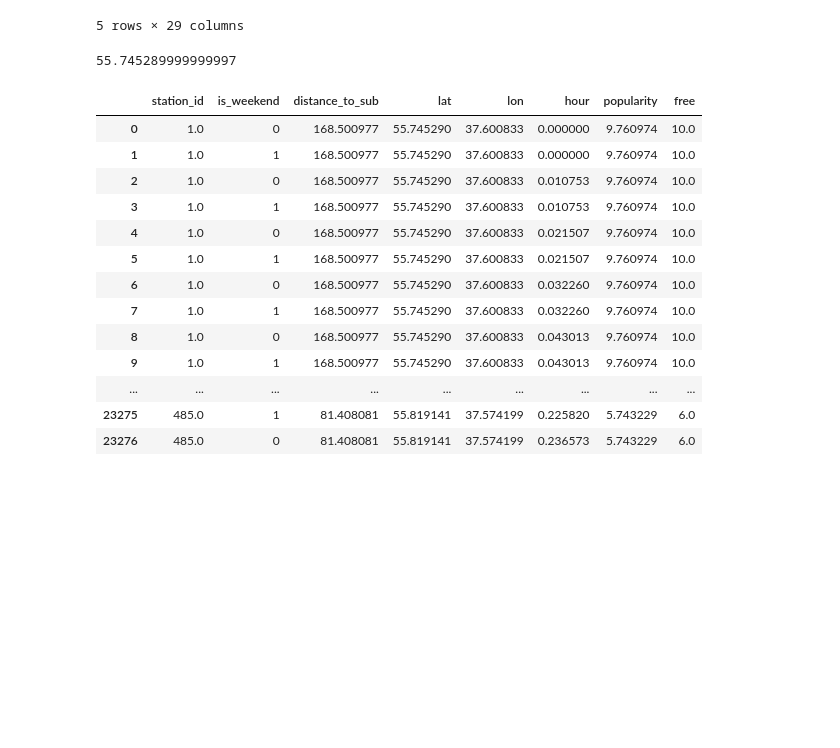
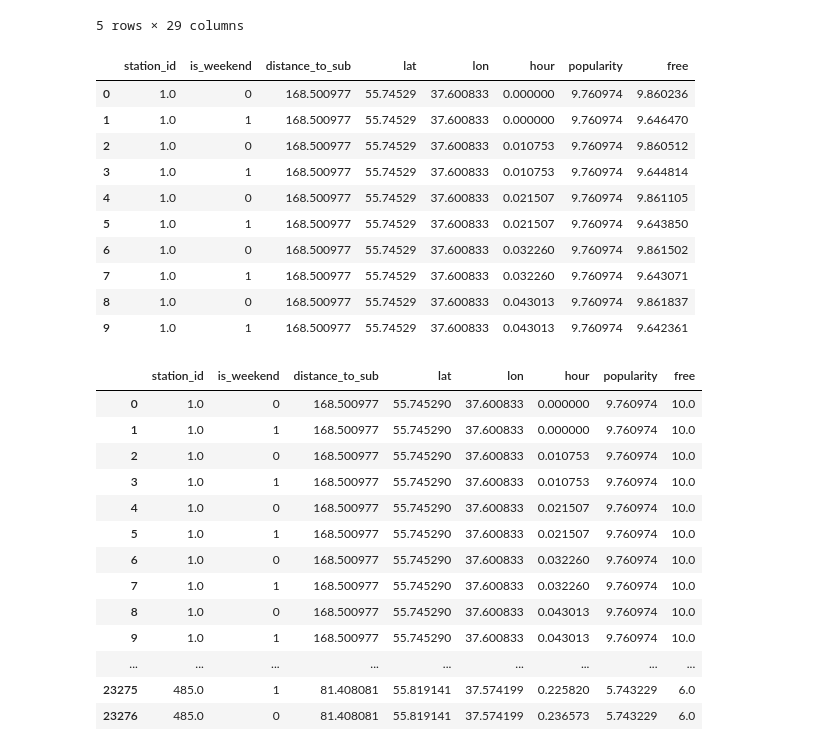
Before and after one commit to Velobike2016fkn/urbica, a Jupyter notebook: DmitriyBrosalin_TaskPrediction.ipynb, the cells around one changed output. Drawn from its saved outputs; the diff is of its cells as text; code cells hidden in the pictures; blank space fills up the shorter version.

Commit message:
the work with data is done

```diff
--- a/DmitriyBrosalin_TaskPrediction.ipynb
+++ b/DmitriyBrosalin_TaskPrediction.ipynb
@@ -261,11 +263,6 @@ def train_test(data_X, data_y):
     data_X_train, data_X_test, data_Y_train, data_Y_test = \
         cross_validation.train_test_split(data_X, data_y, test_size=0.33, random_state=42)
     return data_X_train, data_Y_train, data_X_test, data_Y_test
-# %%
-one_row = data_2.iloc[0]['lat']
-one_row
-# %% [output]
-55.745289999999997
 # %%
 def parse_row(row):
     hour = list(np.arange(0, 24, 1))
@@ -335,6 +332,19 @@ def make_new_data(dataset):
     return data
 # %%
 new_data = make_new_data(data_2)
+new_data.head(10)
+# %% [output]
+|  | station_id | is_weekend | distance_to_sub | lat | lon | hour | popularity | free |
+| 0 | 1.0 | 0 | 168.500977 | 55.74529 | 37.600833 | 0.000000 | 9.760974 | 9.860236 |
+| 1 | 1.0 | 1 | 168.500977 | 55.74529 | 37.600833 | 0.000000 | 9.760974 | 9.646470 |
+| 2 | 1.0 | 0 | 168.500977 | 55.74529 | 37.600833 | 0.010753 | 9.760974 | 9.860512 |
+| 3 | 1.0 | 1 | 168.500977 | 55.74529 | 37.600833 | 0.010753 | 9.760974 | 9.644814 |
+| 4 | 1.0 | 0 | 168.500977 | 55.74529 | 37.600833 | 0.021507 | 9.760974 | 9.861105 |
+| 5 | 1.0 | 1 | 168.500977 | 55.74529 | 37.600833 | 0.021507 | 9.760974 | 9.643850 |
+| 6 | 1.0 | 0 | 168.500977 | 55.74529 | 37.600833 | 0.032260 | 9.760974 | 9.861502 |
+| 7 | 1.0 | 1 | 168.500977 | 55.74529 | 37.600833 | 0.032260 | 9.760974 | 9.643071 |
+| 8 | 1.0 | 0 | 168.500977 | 55.74529 | 37.600833 | 0.043013 | 9.760974 | 9.861837 |
+| 9 | 1.0 | 1 | 168.500977 | 55.74529 | 37.600833 | 0.043013 | 9.760974 | 9.642361 |
 # %%
 new_data.to_csv('Absolutely_New_Dataset.csv')
 # %%
```
Also changed, not shown: parts of 7 cells of this notebook.
